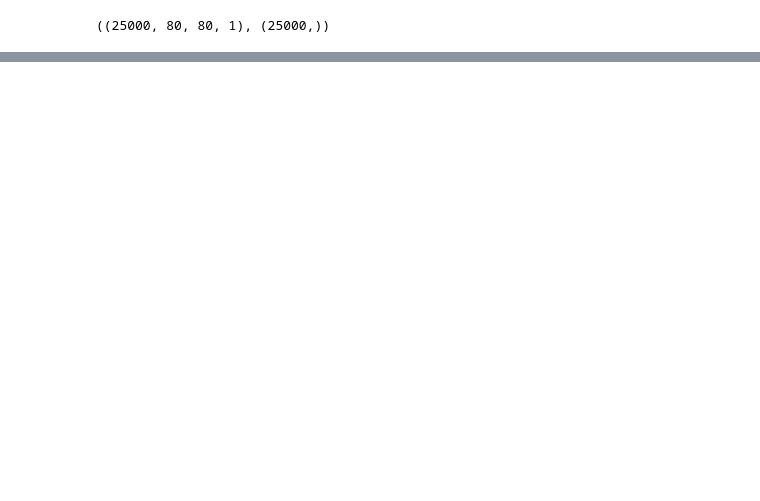
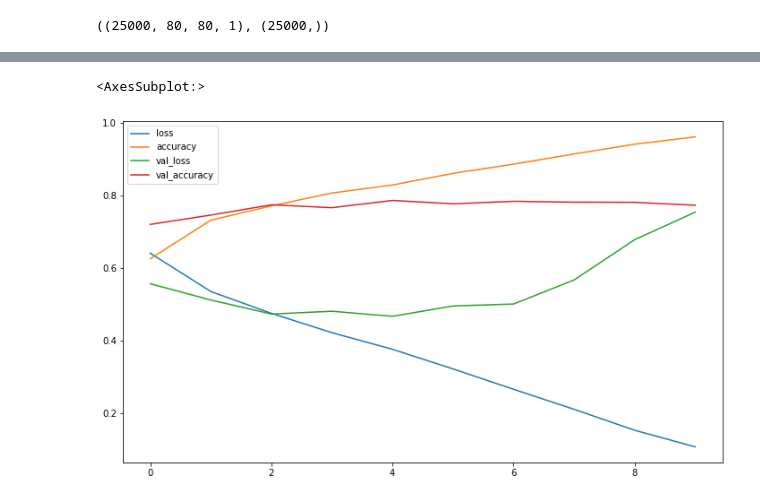
Before and after one commit to yash0307jain/cat-dog-classification, a Jupyter notebook: cat_dog_classification.ipynb, the cells around one changed output, grey strips where cells are left out. Saved outputs shown, nothing was run; the diff lists cells and outputs as text; code cells hidden in the pictures; blank space fills up the shorter version.

```diff
--- a/cat_dog_classification.ipynb
+++ b/cat_dog_classification.ipynb
@@ -83,3 +113,8 @@ Epoch 1/10
+# %%
+pd.DataFrame(history.history).plot(figsize=(12, 7))
+# %% [output]
+<AxesSubplot:>
+[figure, added]
 # %%
 test_dir = "test1"
 path = os.path.join(main_dir,test_dir)
```
Also changed, not shown: parts of 8 cells of this notebook, 1 other file.
